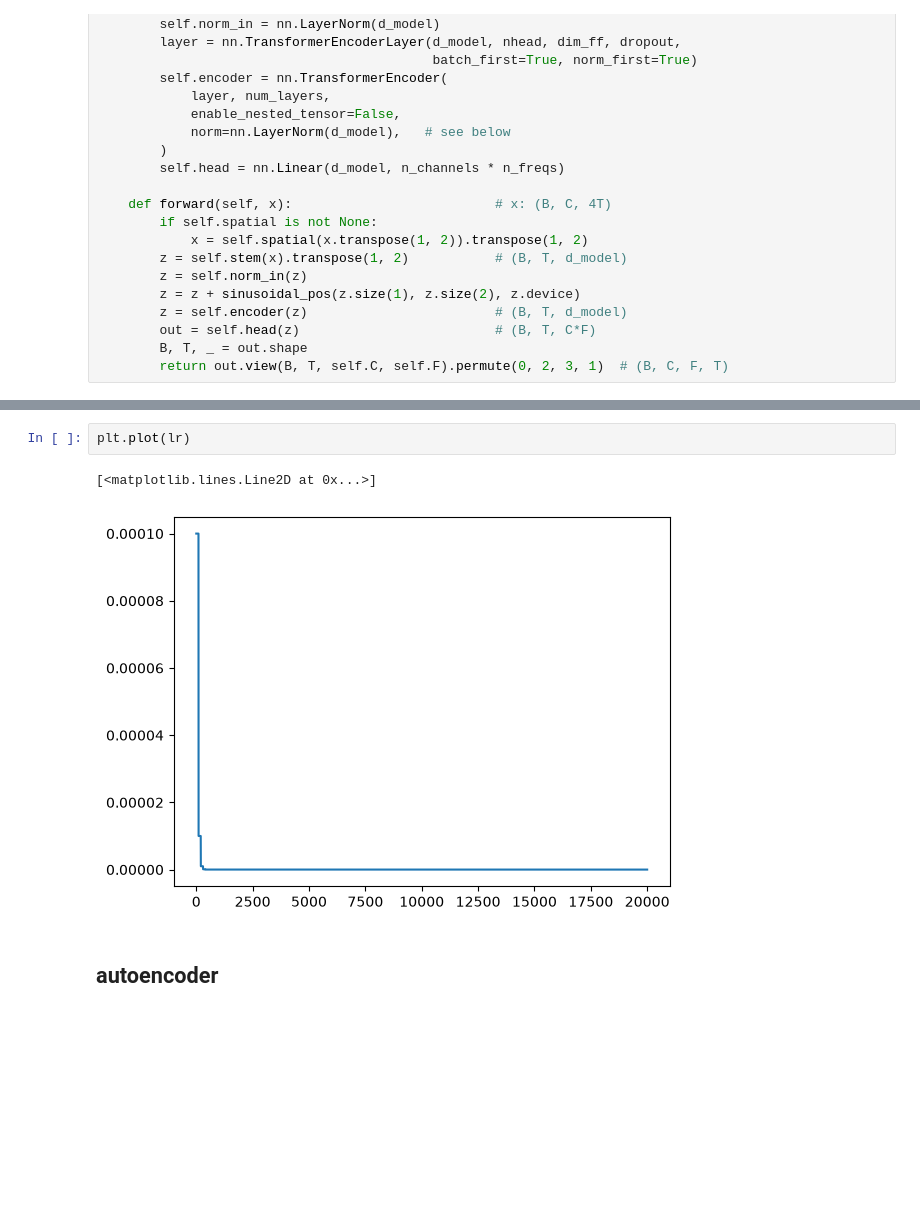
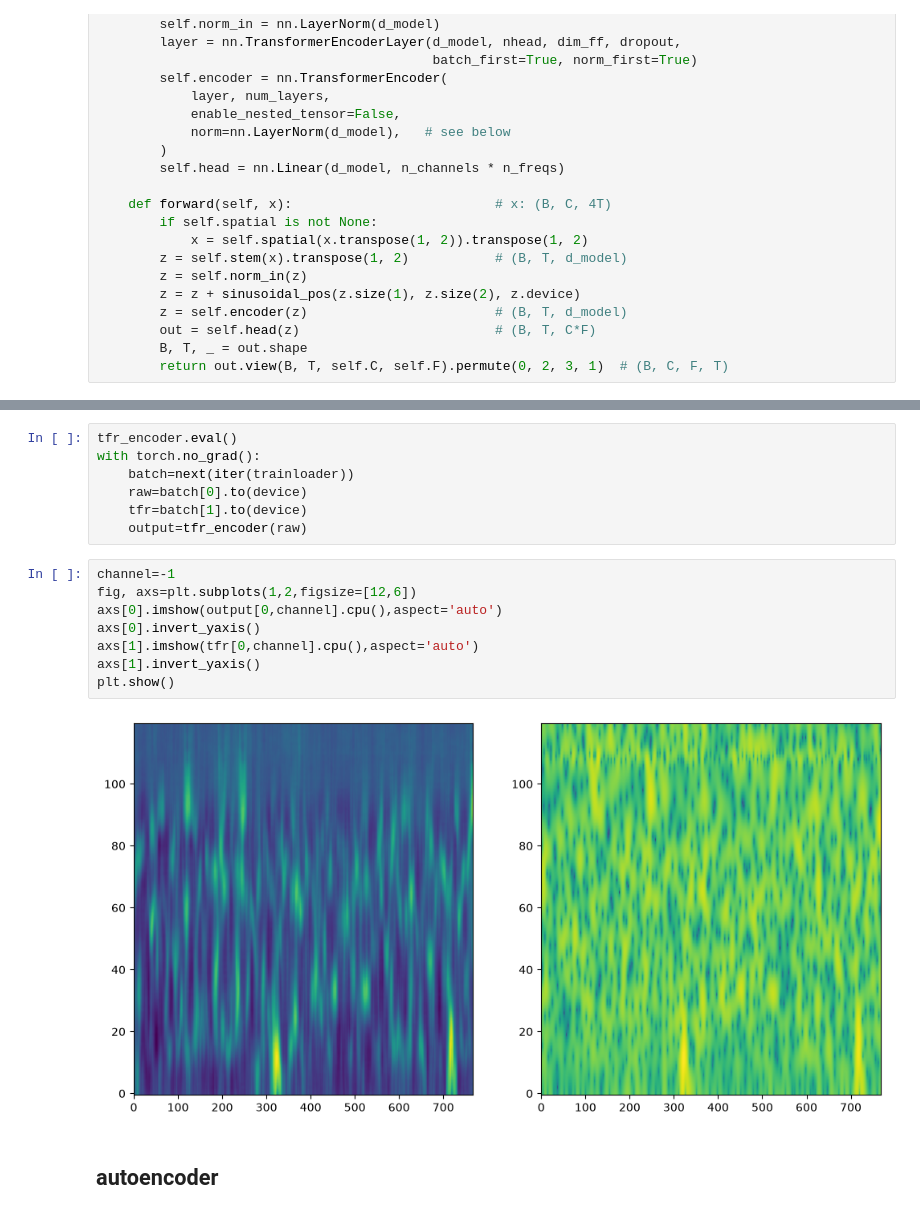
Before and after one commit to brouser2001/eeg-deeplearning, a Jupyter notebook: test.ipynb, the cells around one changed output, grey strips where cells are left out. Cells and saved outputs as stored; diff of their text form; blank space fills up the shorter version.

Commit message:
added old model files and fined tfr encoder

```diff
--- a/test.ipynb
+++ b/test.ipynb
@@ -603,8 +855,20 @@ plt.plot(losses)
-# %%
-plt.plot(lr)
-# %% [output]
-[<matplotlib.lines.Line2D at 0x...>]
-[figure, removed]
+# %%
+tfr_encoder.eval()
+with torch.no_grad():
+    batch=next(iter(trainloader))
+    raw=batch[0].to(device)
+    tfr=batch[1].to(device)
+    output=tfr_encoder(raw)
+# %%
+channel=-1
+fig, axs=plt.subplots(1,2,figsize=[12,6])
+axs[0].imshow(output[0,channel].cpu(),aspect='auto')
+axs[0].invert_yaxis()
+axs[1].imshow(tfr[0,channel].cpu(),aspect='auto')
+axs[1].invert_yaxis()
+plt.show()
+# %% [output]
+[figure, added]
 # %% [markdown]
 ## autoencoder
 # %%
```
Also changed, not shown: parts of 11 cells of this notebook, 7 other files.
